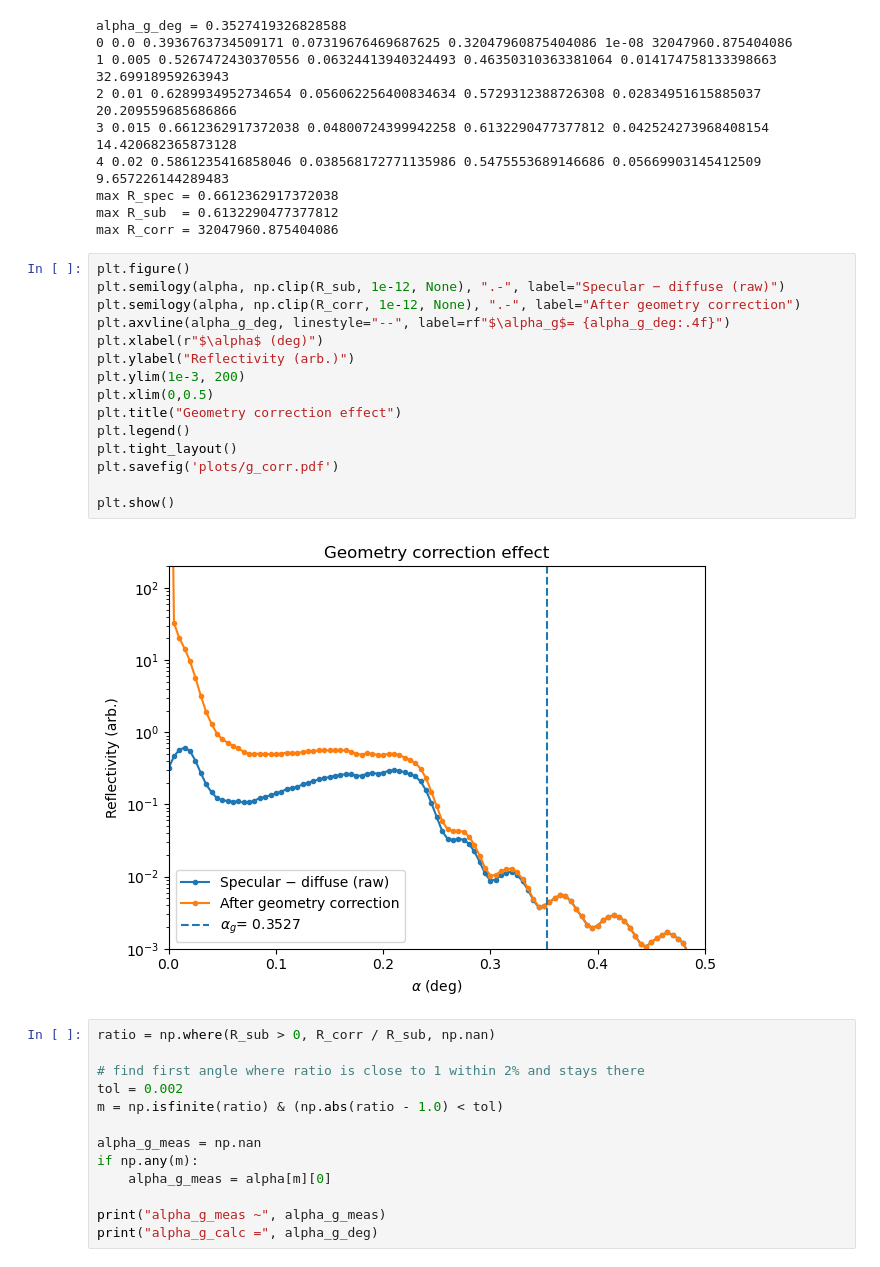
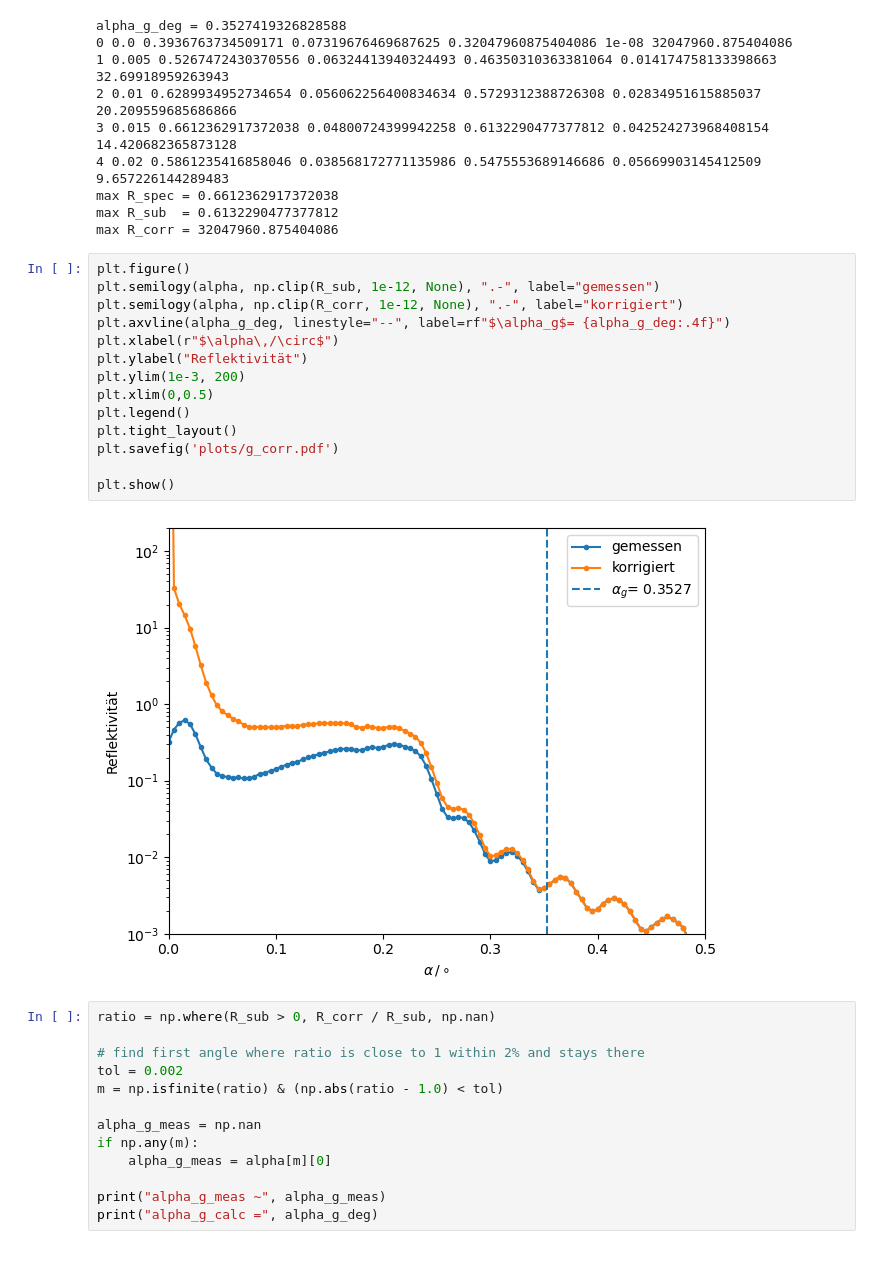
Before and after one commit to smsnfi12/Master-Praktikum, a Jupyter notebook: V44_Reflectrometry/analysis.ipynb, the cells around one changed output. Saved outputs shown, nothing was run; the diff lists cells and outputs as text.

```diff
--- a/V44_Reflectrometry/analysis.ipynb
+++ b/V44_Reflectrometry/analysis.ipynb
@@ -714,21 +710,20 @@ max R_sub  = 0.6132290477377812
 max R_corr = 32047960.875404086
 # %%
 plt.figure()
-plt.semilogy(alpha, np.clip(R_sub, 1e-12, None), ".-", label="Specular − diffuse (raw)")
-plt.semilogy(alpha, np.clip(R_corr, 1e-12, None), ".-", label="After geometry correction")
+plt.semilogy(alpha, np.clip(R_sub, 1e-12, None), ".-", label="gemessen")
+plt.semilogy(alpha, np.clip(R_corr, 1e-12, None), ".-", label="korrigiert")
 plt.axvline(alpha_g_deg, linestyle="--", label=rf"$\alpha_g$= {alpha_g_deg:.4f}")
-plt.xlabel(r"$\alpha$ (deg)")
-plt.ylabel("Reflectivity (arb.)")
+plt.xlabel(r"$\alpha\,/\circ$")
+plt.ylabel("Reflektivität")
 plt.ylim(1e-3, 200)
 plt.xlim(0,0.5)
-plt.title("Geometry correction effect")
 plt.legend()
 plt.tight_layout()
 plt.savefig('plots/g_corr.pdf')
 
 plt.show()
 # %% [output]
-[figure, old version]
+[figure, new version]
 # %%
 ratio = np.where(R_sub > 0, R_corr / R_sub, np.nan)
 
```
Also changed, not shown: parts of 9 cells of this notebook, 13 other files.
